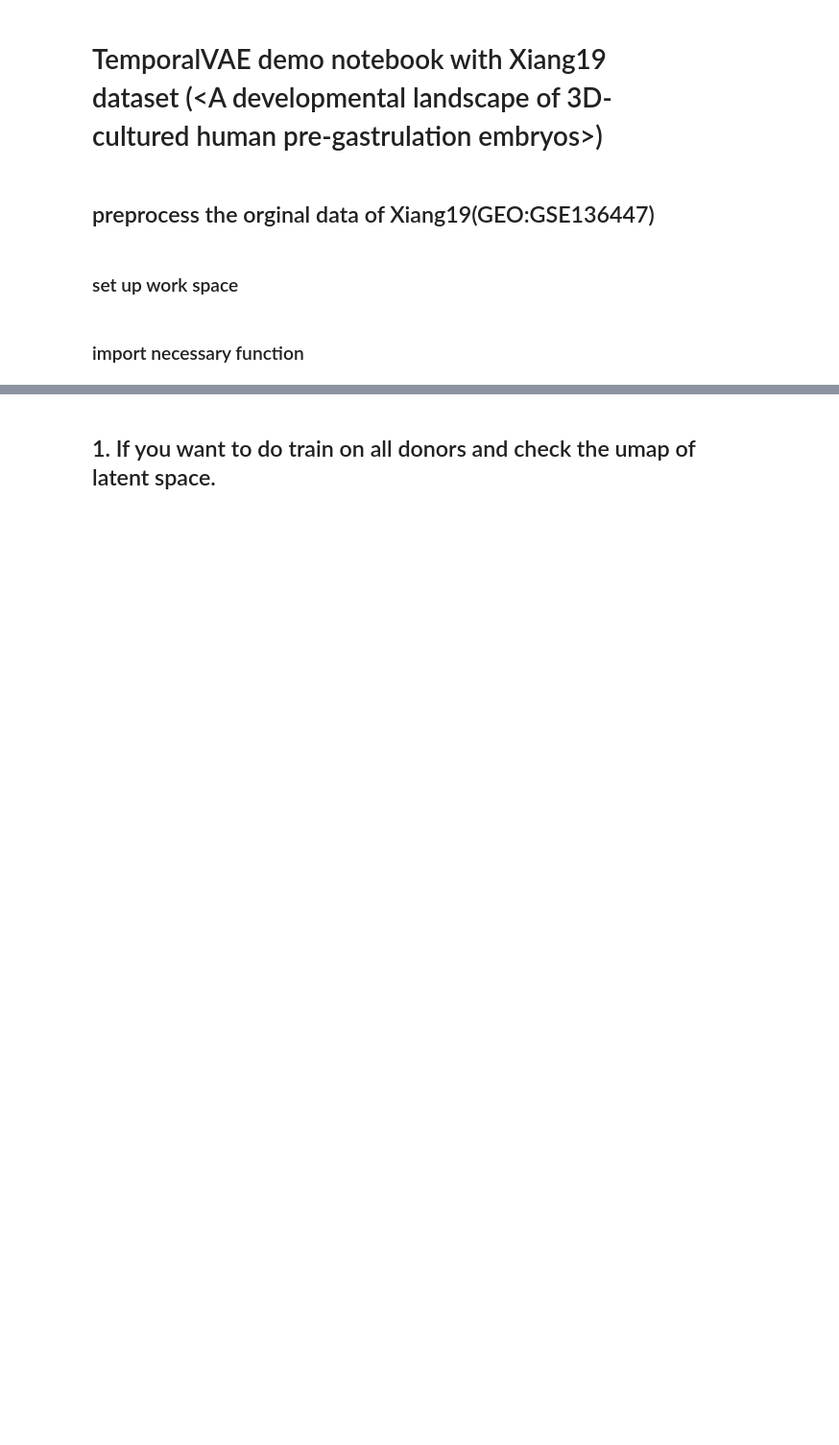
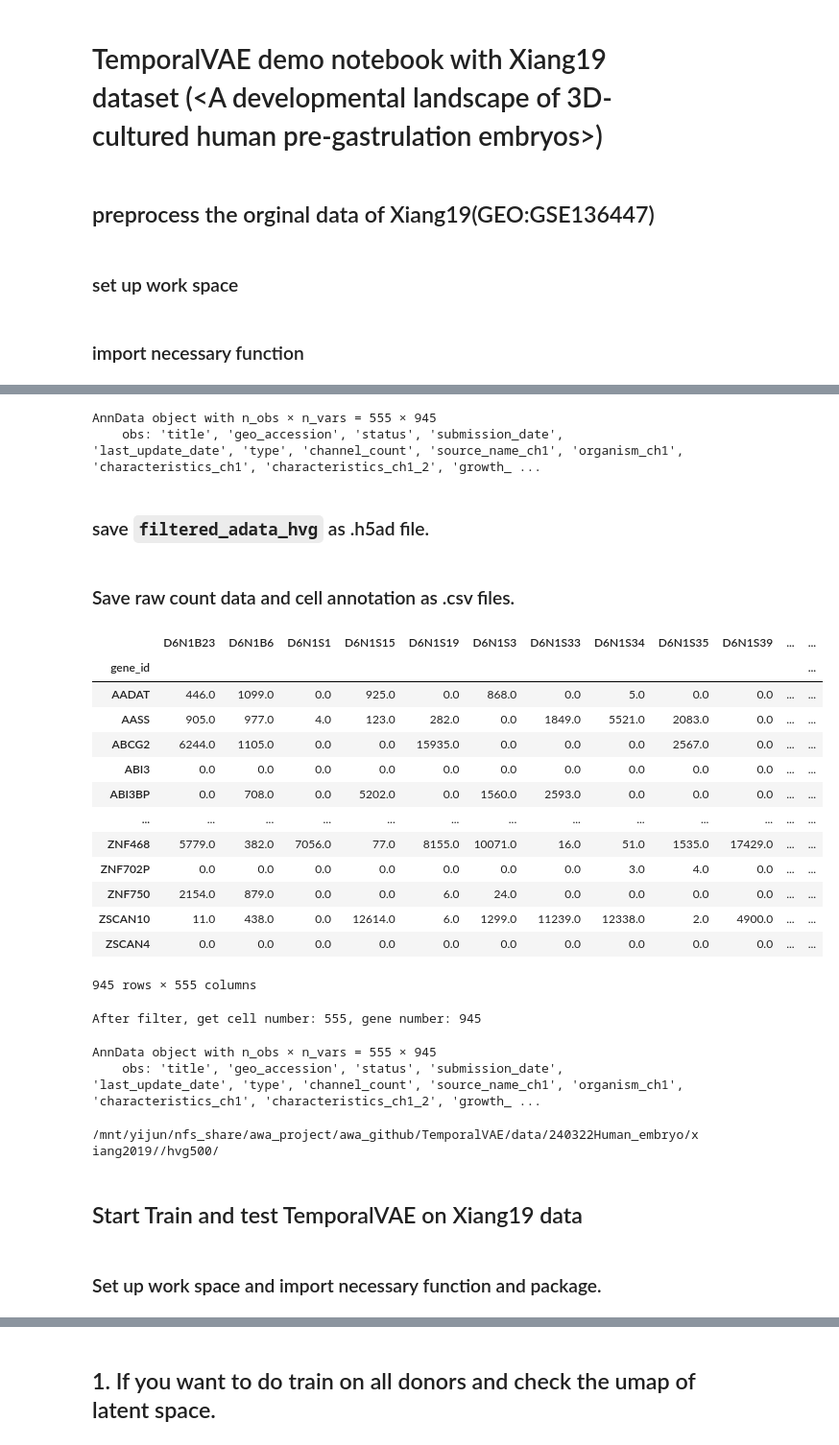
Before and after one commit to StatBiomed/TemporalVAE, a Jupyter notebook: examples/TemporalVAE_humanEmbryo_Xiang19_demo.ipynb, the cells around one changed output, grey strips where cells are left out. Shown at 96% size. Cells and saved outputs as stored; diff of their text form; code cells hidden in the pictures; blank space fills up the shorter version.

```diff
--- a/examples/TemporalVAE_humanEmbryo_Xiang19_demo.ipynb
+++ b/examples/TemporalVAE_humanEmbryo_Xiang19_demo.ipynb
@@ -151,6 +92,0 @@ X.head()
-# %%
-var_df = pd.DataFrame({'GeneName': X.index.values.astype('str')})
-var_df.index = var_df['GeneName']
-
-adata = sc.AnnData(X = X.values.transpose(), obs = Y, var = var_df)
-adata
@@ -179,13 +92,0 @@ sc.pl.highest_expr_genes(adata, n_top=20)
-# %%
-preprocessing_params = {"select_genes": "all", "log": True}
-import anndata
-from examples.pypsupertime import Psupertime
-
-print(f"Input Data: n_genes={adata.n_vars}, n_cells={adata.n_obs}")
-# ------------------preprocess adata here
-tp = Psupertime(n_jobs=5, n_folds=5,
-                preprocessing_params=preprocessing_params
-                )  # if for Acinar cell "select_genes": "all"
-
-adata = tp.preprocessing.fit_transform(adata.copy())
-del tp
@@ -215,0 +179,60 @@ print(TemporalVAE.__version__)
+# %%
+if filtered_adata_hvg.var_names.duplicated().any():
+    # 转换为DataFrame，以便使用pandas的groupby功能
+    df = pd.DataFrame(filtered_adata_hvg.X, columns=filtered_adata_hvg.var_names)
+
+    # 求每个基因的平均表达量
+    df_mean = df.groupby(df.columns, axis=1).mean()
+
+    # 创建一个新的AnnData对象，使用处理后的数据
+    filtered_adata_hvg = sc.AnnData(X=df_mean.values, obs=filtered_adata_hvg.obs, var=pd.DataFrame(index=df_mean.columns))
+    # filtered_adata_hvg2.var_names_make_unique()
+filtered_adata_hvg
+# %% [output]
+AnnData object with n_obs × n_vars = 555 × 945
+    obs: 'title', 'geo_accession', 'status', 'submission_date', 'last_update_date', 'type', 'channel_count', 'source_name_ch1', 'organism_ch1', 'characteristics_ch1', 'characteristics_ch1_2', 'growth_ ...
+# %% [markdown]
+### save `filtered_adata_hvg` as .h5ad file.
+# %%
+filtered_adata_hvg.write_h5ad(f"{file_path}/hvg{hvg_num}/adata_hvg.h5ad")
+filtered_adata_hvg.obs["dataset_label"] = "xiang2019"
+sc_expression_df = pd.DataFrame(data=filtered_adata_hvg.X.T,
+                                columns=filtered_adata_hvg.obs.index,
+                                index=filtered_adata_hvg.var_names)
+# %% [markdown]
+### Save raw count data and cell annotation as .csv files.
+# %%
+sc_expression_df.to_csv(f"{file_path}/hvg{hvg_num}/data_count_hvg.csv", sep="\t")
+sc_expression_df
+# %% [output]
+|  | D6N1B23 | D6N1B6 | D6N1S1 | D6N1S15 | D6N1S19 | D6N1S3 | D6N1S33 | D6N1S34 | D6N1S35 | D6N1S39 | ... | ... |
+| gene_id |  |  |  |  |  |  |  |  |  |  |  | ... |
+| AADAT | 446.0 | 1099.0 | 0.0 | 925.0 | 0.0 | 868.0 | 0.0 | 5.0 | 0.0 | 0.0 | ... | ... |
+| AASS | 905.0 | 977.0 | 4.0 | 123.0 | 282.0 | 0.0 | 1849.0 | 5521.0 | 2083.0 | 0.0 | ... | ... |
+| ABCG2 | 6244.0 | 1105.0 | 0.0 | 0.0 | 15935.0 | 0.0 | 0.0 | 0.0 | 2567.0 | 0.0 | ... | ... |
+| ABI3 | 0.0 | 0.0 | 0.0 | 0.0 | 0.0 | 0.0 | 0.0 | 0.0 | 0.0 | 0.0 | ... | ... |
+| ABI3BP | 0.0 | 708.0 | 0.0 | 5202.0 | 0.0 | 1560.0 | 2593.0 | 0.0 | 0.0 | 0.0 | ... | ... |
+| ... | ... | ... | ... | ... | ... | ... | ... | ... | ... | ... | ... | ... |
+| ZNF468 | 5779.0 | 382.0 | 7056.0 | 77.0 | 8155.0 | 10071.0 | 16.0 | 51.0 | 1535.0 | 17429.0 | ... | ... |
+| ZNF702P | 0.0 | 0.0 | 0.0 | 0.0 | 0.0 | 0.0 | 0.0 | 3.0 | 4.0 | 0.0 | ... | ... |
+| ZNF750 | 2154.0 | 879.0 | 0.0 | 0.0 | 6.0 | 24.0 | 0.0 | 0.0 | 0.0 | 0.0 | ... | ... |
+| ZSCAN10 | 11.0 | 438.0 | 0.0 | 12614.0 | 6.0 | 1299.0 | 11239.0 | 12338.0 | 2.0 | 4900.0 | ... | ... |
+| ZSCAN4 | 0.0 | 0.0 | 0.0 | 0.0 | 0.0 | 0.0 | 0.0 | 0.0 | 0.0 | 0.0 | ... | ... |
+945 rows × 555 columns
+# %%
+filtered_adata_hvg.obs.to_csv(f"{file_path}/hvg{hvg_num}/cell_with_time.csv", sep="\t")
+filtered_adata_hvg.var.to_csv(f"{file_path}/hvg{hvg_num}/gene_info.csv", sep="\t")
+print("After filter, get cell number: {}, gene number: {}".format(filtered_adata_hvg.n_obs, filtered_adata_hvg.n_vars))
+filtered_adata_hvg
+# %% [output]
+After filter, get cell number: 555, gene number: 945
+AnnData object with n_obs × n_vars = 555 × 945
+    obs: 'title', 'geo_accession', 'status', 'submission_date', 'last_update_date', 'type', 'channel_count', 'source_name_ch1', 'organism_ch1', 'characteristics_ch1', 'characteristics_ch1_2', 'growth_ ...
+# %%
+print(f"{file_path}/hvg{hvg_num}/")
+# %% [output]
+/mnt/yijun/nfs_share/awa_project/awa_github/TemporalVAE/data/240322Human_embryo/xiang2019//hvg500/
+# %% [markdown]
+## Start Train and test TemporalVAE on Xiang19 data
+# %% [markdown]
+### Set up work space and import necessary function and package.
```
Also changed, not shown: parts of 67 cells of this notebook, 4 other files.
